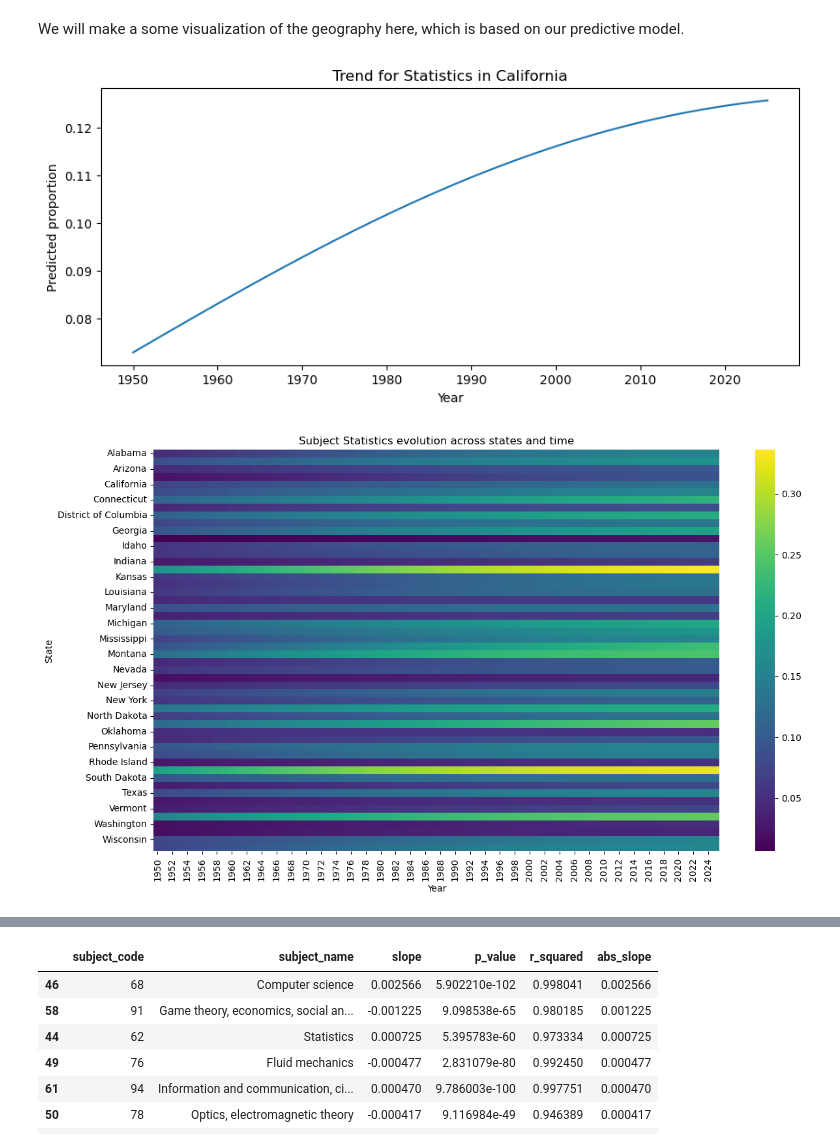
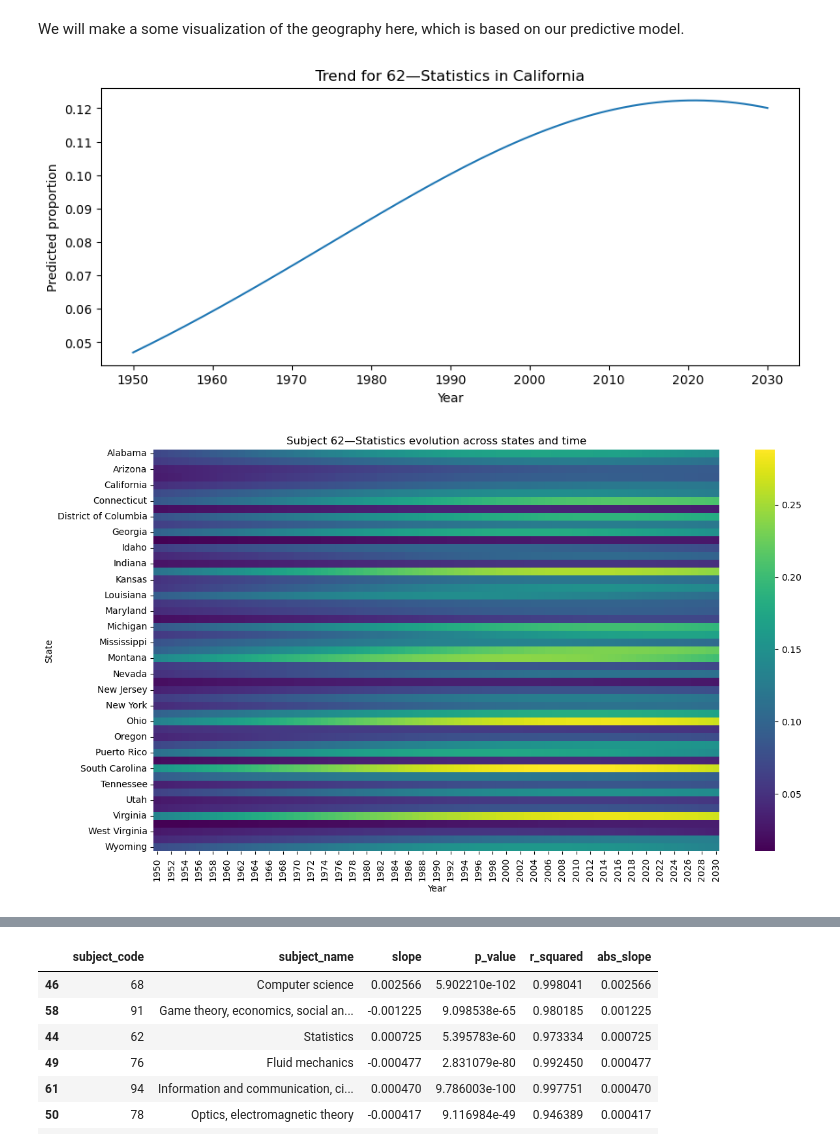
Before and after one commit to Erdos-Projects/summer26-math-genealogy, a Jupyter notebook: notebooks/Geography-Jonathan/Data-States.ipynb, the cells around one changed output, grey strips where cells are left out. Cells and saved outputs as stored; diff of their text form; code cells hidden in the pictures.

```diff
--- a/notebooks/Geography-Jonathan/Data-States.ipynb
+++ b/notebooks/Geography-Jonathan/Data-States.ipynb
@@ -120,7 +135,7 @@ df = df[df['school'].notnull()]
 
 
 #replace empty entries in subject_code column with those from predicted_subject_code column
-df.loc[df['subject_code'] == '', 'subject_code'] = df['predicted_subject_code']
+#df.loc[df['subject_code'] == '', 'subject_code'] = df['predicted_subject_code']
 
 
 
@@ -515,16 +519,16 @@ from sklearn.metrics import classification_report, accuracy_score
 # Prepare the data
 # -----------------------
 
-model_df = df[["state", "year", "subject_code"]].copy()
+model_df = df[["state", "year", "subject"]].copy()
 
 model_df = model_df.dropna()
 
 model_df["state"] = model_df["state"].astype("category")
 model_df["year"] = model_df["year"].astype(int)
-model_df["subject_code"] = model_df["subject_code"].astype(int)
+model_df["subject"] = model_df["subject"].astype("category")
 
 X = model_df[["year", "state"]]
-y = model_df["subject_code"]
+y = model_df["subject"]
 
 # -----------------------
 # Train/test split
@@ -769,19 +773,19 @@ result = pd.concat([result, probs_df.reset_index(drop=True)], axis=1)
 # %%
 
 
-subject = 62
+subject = "62\u2014Statistics"
 
 
-subject_lookup = (
-    df[['subject_code', 'subject_name']]
-    .dropna()
-    .drop_duplicates(subset='subject_code')
-    .set_index('subject_code')['subject_name']
-    .to_dict()
-)
+# subject_lookup = (
+#     df[['subject_code', 'subject_name']]
+#     .dropna()
+#     .drop_duplicates(subset='subject_code')
+#     .set_index('subject_code')['subject_name']
+#     .to_dict()
+# )
 
 
-subject_name = subject_lookup.get(subject, f"Subject {subject}")
+#subject_name = subject_lookup.get(subject, f"Subject {subject}")
 
 
 import seaborn as sns
@@ -795,29 +799,29 @@ pivot = df_hm.pivot(index="year", columns="state", values=subject)
 
 plt.figure(figsize=(10,4))
 plt.plot(df_hm["year"], df_hm[subject])
-plt.title(f"Trend for {subject_name} in {state}")
+plt.title(f"Trend for {subject} in {state}")
 plt.ylabel("Predicted proportion")
 plt.xlabel("Year")
 plt.show()
 # %% [output]
-[figure, old version]
+[figure, new version]
 # %%
 
 #heat map with states listed alphabetically
 pivot = result.pivot_table(
     index="state",
     columns="year",
     values=subject
 )
 
 plt.figure(figsize=(14,8))
 sns.heatmap(pivot, cmap="viridis")
-plt.title(f"Subject {subject_name} evolution across states and time")
+plt.title(f"Subject {subject} evolution across states and time")
 plt.xlabel("Year")
 plt.ylabel("State")
 plt.show()
 # %% [output]
-[figure, old version]
+[figure, new version]
 # %%
 #heat map with naems listed in order of brightness
 
```
Also changed, not shown: parts of 24 cells of this notebook, 1 other file.
